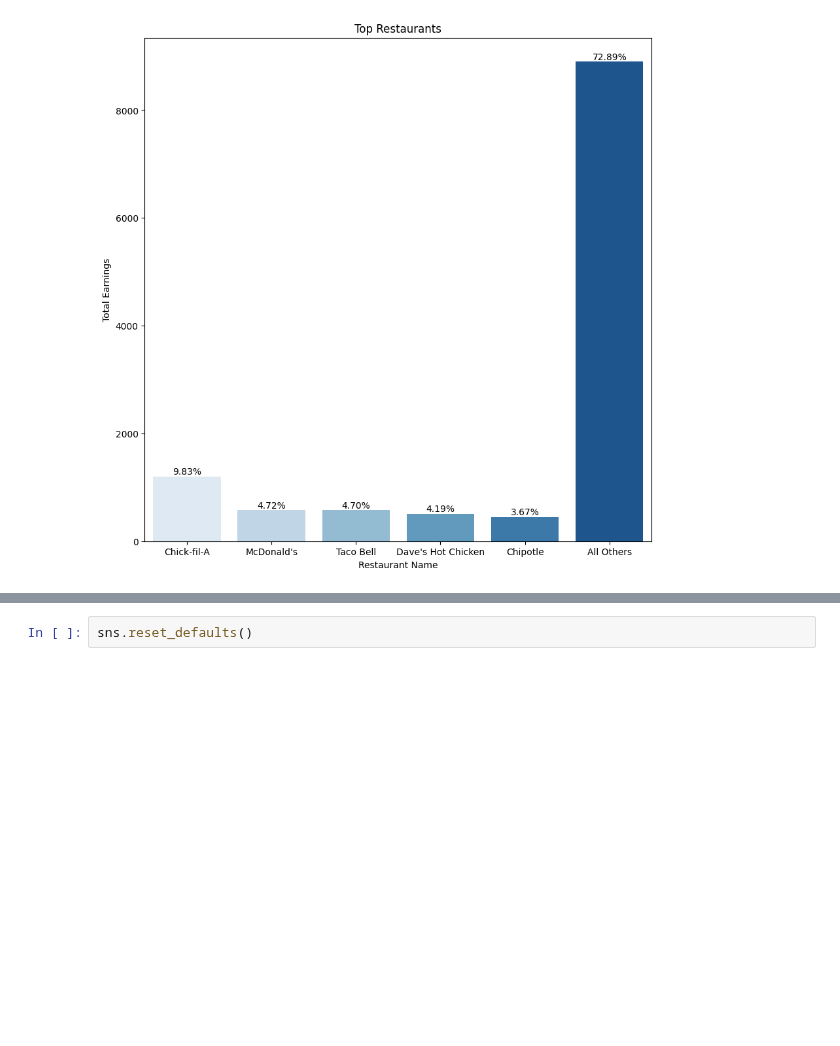
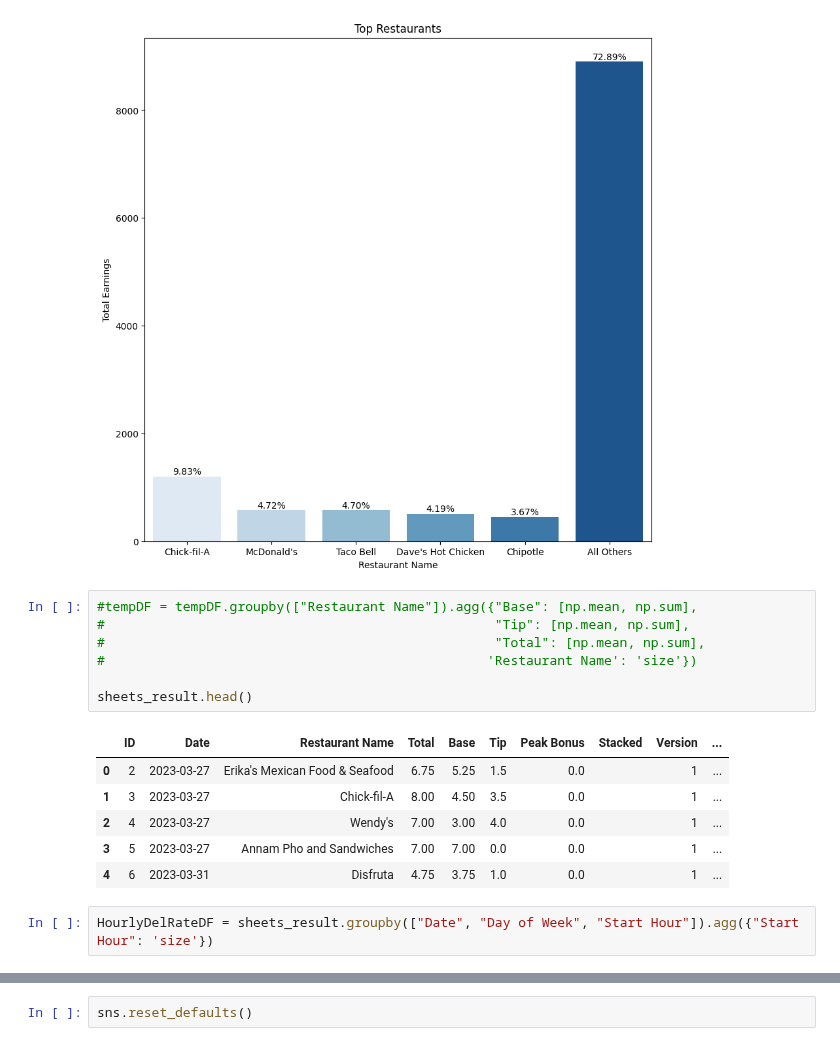
Before and after one commit to Crawford92/DeliveryData, a Jupyter notebook: stats.ipynb, the cells around one changed output, grey strips where cells are left out. Saved outputs shown, nothing was run; the diff lists cells and outputs as text; blank space fills up the shorter version.

```diff
--- a/stats.ipynb
+++ b/stats.ipynb
@@ -800,3 +800,19 @@ plt.show()
 plt.close()
 # %% [output]
 [figure]
+# %%
+#tempDF = tempDF.groupby(["Restaurant Name"]).agg({"Base": [np.mean, np.sum],
+#                                                  "Tip": [np.mean, np.sum],
+#                                                  "Total": [np.mean, np.sum],
+#                                                 'Restaurant Name': 'size'})
+
+sheets_result.head()
+# %% [output]
+|  | ID | Date | Restaurant Name | Total | Base | Tip | Peak Bonus | Stacked | Version | ... |
+| 0 | 2 | 2023-03-27 | Erika's Mexican Food & Seafood | 6.75 | 5.25 | 1.5 | 0.0 |  | 1 | ... |
+| 1 | 3 | 2023-03-27 | Chick-fil-A | 8.00 | 4.50 | 3.5 | 0.0 |  | 1 | ... |
+| 2 | 4 | 2023-03-27 | Wendy's | 7.00 | 3.00 | 4.0 | 0.0 |  | 1 | ... |
+| 3 | 5 | 2023-03-27 | Annam Pho and Sandwiches | 7.00 | 7.00 | 0.0 | 0.0 |  | 1 | ... |
+| 4 | 6 | 2023-03-31 | Disfruta | 4.75 | 3.75 | 1.0 | 0.0 |  | 1 | ... |
+# %%
+HourlyDelRateDF = sheets_result.groupby(["Date", "Day of Week", "Start Hour"]).agg({"Start Hour": 'size'})
```
Also changed, not shown: parts of 4 cells of this notebook.
